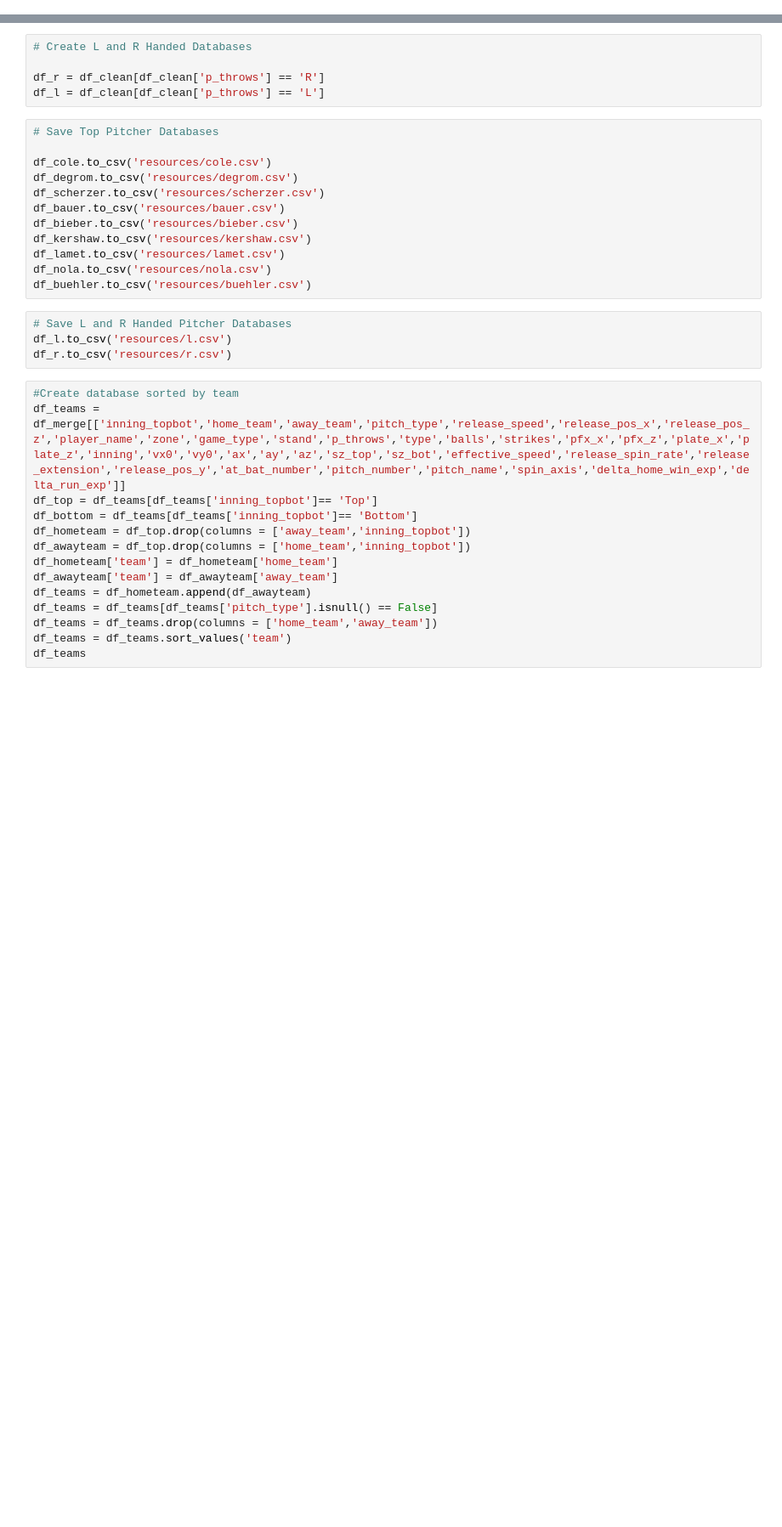
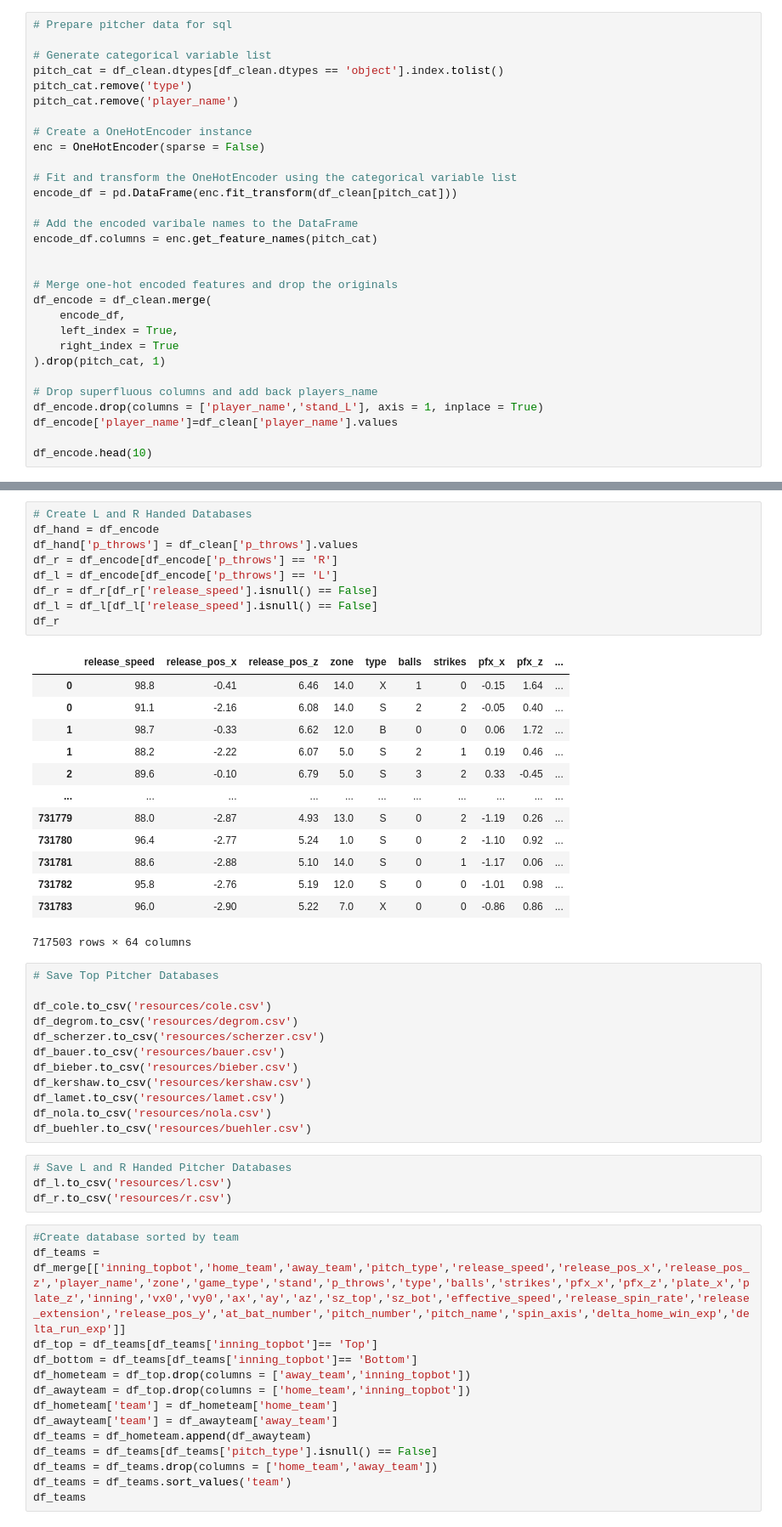
Before and after one commit to KarenMashburn/team-country-music, a Jupyter notebook: Data Cleaning.ipynb, the cells around one changed output, grey strips where cells are left out. Shown at 85% size. Drawn from its saved outputs; the diff is of its cells as text; blank space fills up the shorter version.

Commit message:
Data cleaning and encoding

```diff
--- a/Data Cleaning.ipynb
+++ b/Data Cleaning.ipynb
@@ -21,0 +23,30 @@ df_clean.head()
+# %%
+# Prepare pitcher data for sql
+
+# Generate categorical variable list
+pitch_cat = df_clean.dtypes[df_clean.dtypes == 'object'].index.tolist()
+pitch_cat.remove('type')
+pitch_cat.remove('player_name')
+
+# Create a OneHotEncoder instance
+enc = OneHotEncoder(sparse = False)
+
+# Fit and transform the OneHotEncoder using the categorical variable list
+encode_df = pd.DataFrame(enc.fit_transform(df_clean[pitch_cat]))
+
+# Add the encoded varibale names to the DataFrame
+encode_df.columns = enc.get_feature_names(pitch_cat)
+
+
+# Merge one-hot encoded features and drop the originals
+df_encode = df_clean.merge(
+    encode_df,
+    left_index = True,
+    right_index = True
+).drop(pitch_cat, 1)
+
+# Drop superfluous columns and add back players_name
+df_encode.drop(columns = ['player_name','stand_L'], axis = 1, inplace = True)
+df_encode['player_name']=df_clean['player_name'].values
+
+df_encode.head(10)
@@ -34,8 +93,26 @@ df_buehler = df_clean[df_clean['player_name'] == 'Buehler, Walker']
 # %%
 # Create L and R Handed Databases
-
-df_r = df_clean[df_clean['p_throws'] == 'R']
-df_l = df_clean[df_clean['p_throws'] == 'L']
+df_hand = df_encode
+df_hand['p_throws'] = df_clean['p_throws'].values
+df_r = df_encode[df_encode['p_throws'] == 'R']
+df_l = df_encode[df_encode['p_throws'] == 'L']
+df_r = df_r[df_r['release_speed'].isnull() == False]
+df_l = df_l[df_l['release_speed'].isnull() == False]
+df_r
+# %% [output]
+|  | release_speed | release_pos_x | release_pos_z | zone | type | balls | strikes | pfx_x | pfx_z | ... |
+| 0 | 98.8 | -0.41 | 6.46 | 14.0 | X | 1 | 0 | -0.15 | 1.64 | ... |
+| 0 | 91.1 | -2.16 | 6.08 | 14.0 | S | 2 | 2 | -0.05 | 0.40 | ... |
+| 1 | 98.7 | -0.33 | 6.62 | 12.0 | B | 0 | 0 | 0.06 | 1.72 | ... |
+| 1 | 88.2 | -2.22 | 6.07 | 5.0 | S | 2 | 1 | 0.19 | 0.46 | ... |
+| 2 | 89.6 | -0.10 | 6.79 | 5.0 | S | 3 | 2 | 0.33 | -0.45 | ... |
+| ... | ... | ... | ... | ... | ... | ... | ... | ... | ... | ... |
+| 731779 | 88.0 | -2.87 | 4.93 | 13.0 | S | 0 | 2 | -1.19 | 0.26 | ... |
+| 731780 | 96.4 | -2.77 | 5.24 | 1.0 | S | 0 | 2 | -1.10 | 0.92 | ... |
+| 731781 | 88.6 | -2.88 | 5.10 | 14.0 | S | 0 | 1 | -1.17 | 0.06 | ... |
+| 731782 | 95.8 | -2.76 | 5.19 | 12.0 | S | 0 | 0 | -1.01 | 0.98 | ... |
+| 731783 | 96.0 | -2.90 | 5.22 | 7.0 | X | 0 | 0 | -0.86 | 0.86 | ... |
+717503 rows × 64 columns
 # %%
 # Save Top Pitcher Databases
 
```
Also changed, not shown: parts of 7 cells of this notebook, 9 other files.
